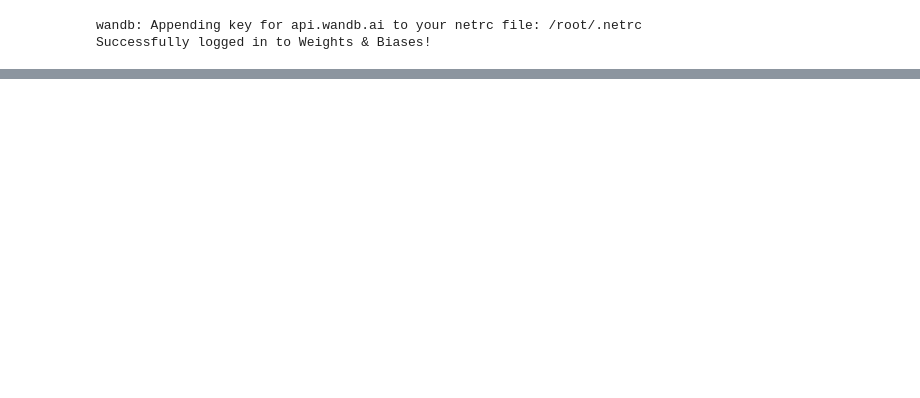
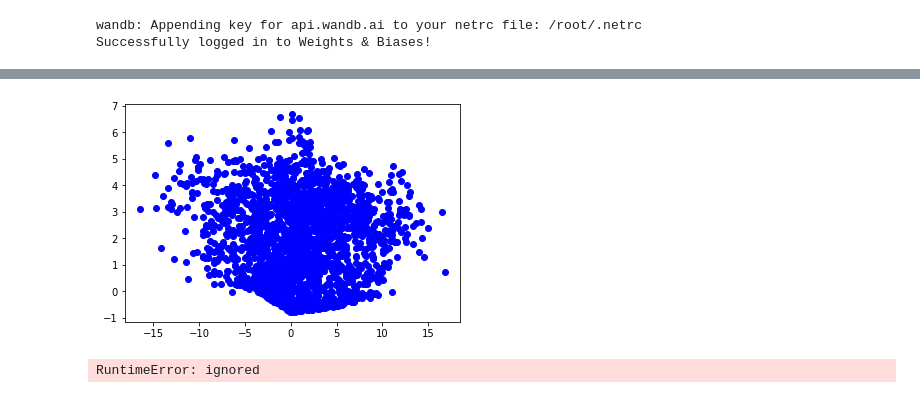
Before and after one commit to iisuslik43/dul, a Jupyter notebook: hw3.ipynb, the cells around one changed output, grey strips where cells are left out. Saved outputs shown, nothing was run; the diff lists cells and outputs as text; code cells hidden in the pictures; blank space fills up the shorter version.

```diff
--- a/hw3.ipynb
+++ b/hw3.ipynb
@@ -182,0 +288,10 @@ train(model3.to(device), VAELoss(), data3, use_wandb=True)
+# %%
+model_12.eval()
+sample(model_12)
+# %% [output]
+[figure, added]
+# %%
+model_12.train()
+sample(model_12)
+# %% [output]
+RuntimeError: ignored
```
Also changed, not shown: parts of 26 cells of this notebook.
